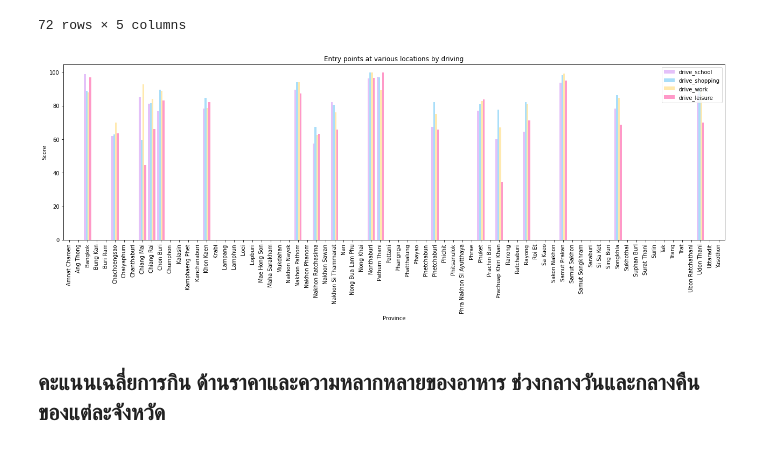
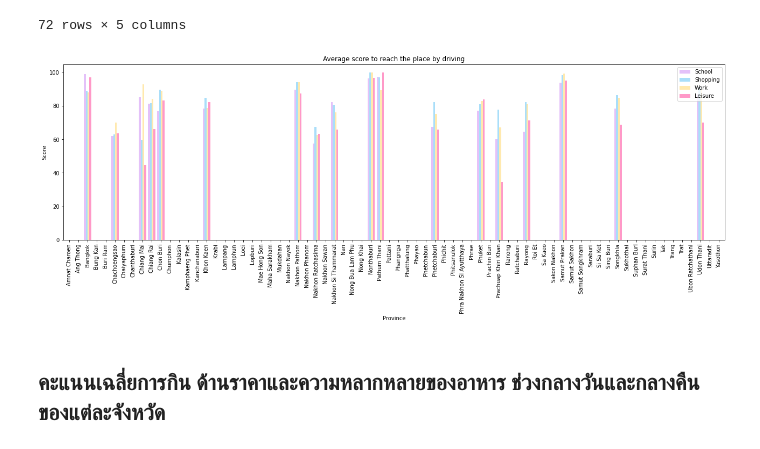
Before and after one commit to supatsara2002/BasicProg_DataViz65, a Jupyter notebook: Project.ipynb, the cells around one changed output. Saved outputs shown, nothing was run; the diff lists cells and outputs as text; code cells hidden in the pictures.

```diff
--- a/Project.ipynb
+++ b/Project.ipynb
@@ -981,10 +987,11 @@ matplotlib.rcParams['figure.figsize']=[22,6]
 # %%
 drive.plot(kind='bar', x='province_name_en',color=['#E4C1F9','#A9DEF9','#FFE9AE','#FF99C8'],width=0.8)
 plt.xlabel('Province')
 plt.ylabel('Score')
-plt.title('Entry points at various locations by driving');
+plt.legend(labels=['School', 'Shopping','Work','Leisure'])
+plt.title('Average score to reach the place by driving');
 # %% [output]
-[figure, old version]
+[figure, new version]
 # %% [markdown]
 ## คะแนนเฉลี่ยการกิน ด้านราคาและความหลากหลายของอาหาร ช่วงกลางวันและกลางคืนของแต่ละจังหวัด
 # %%
```
Also changed, not shown: parts of 6 cells of this notebook.
